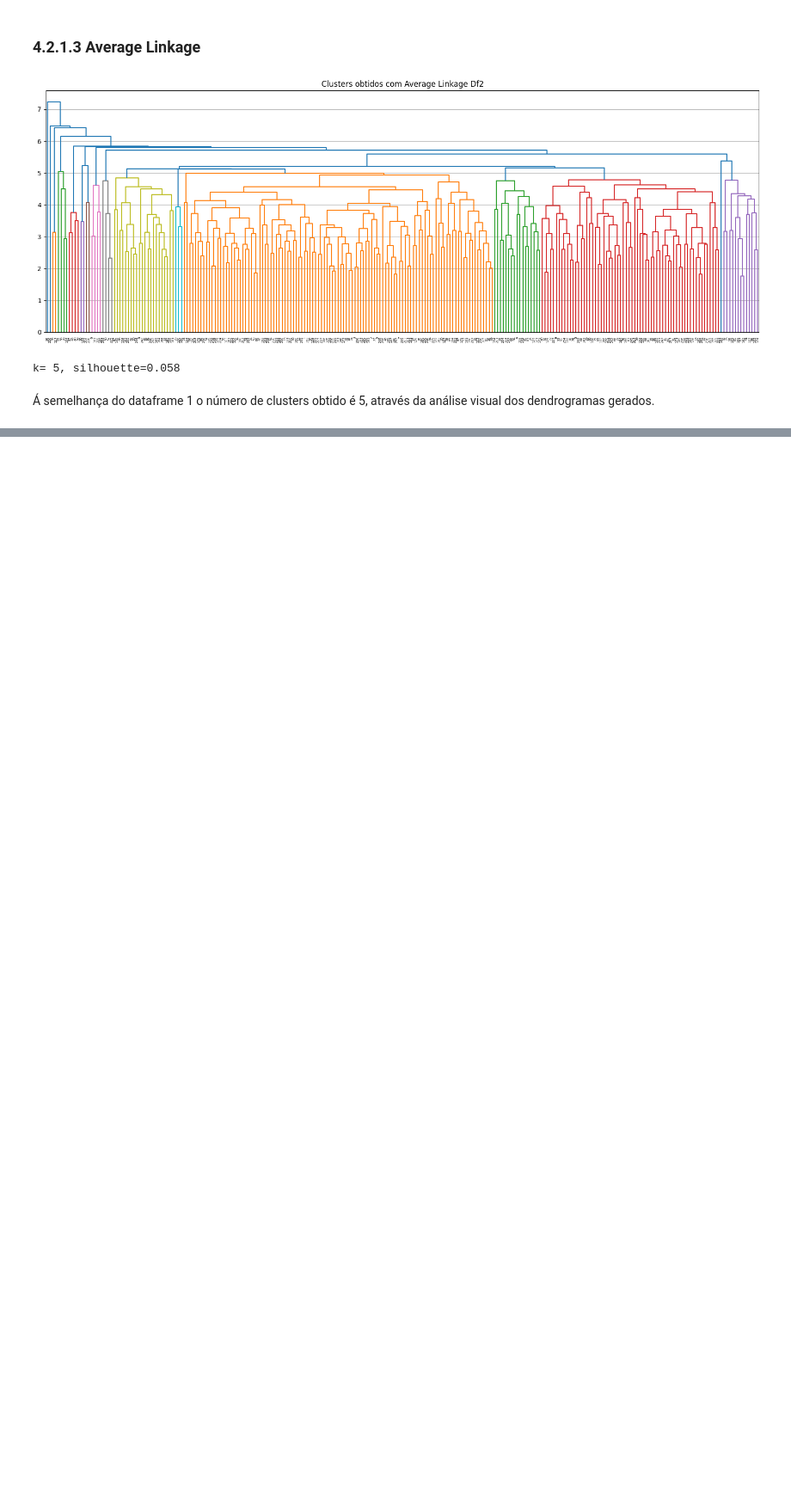
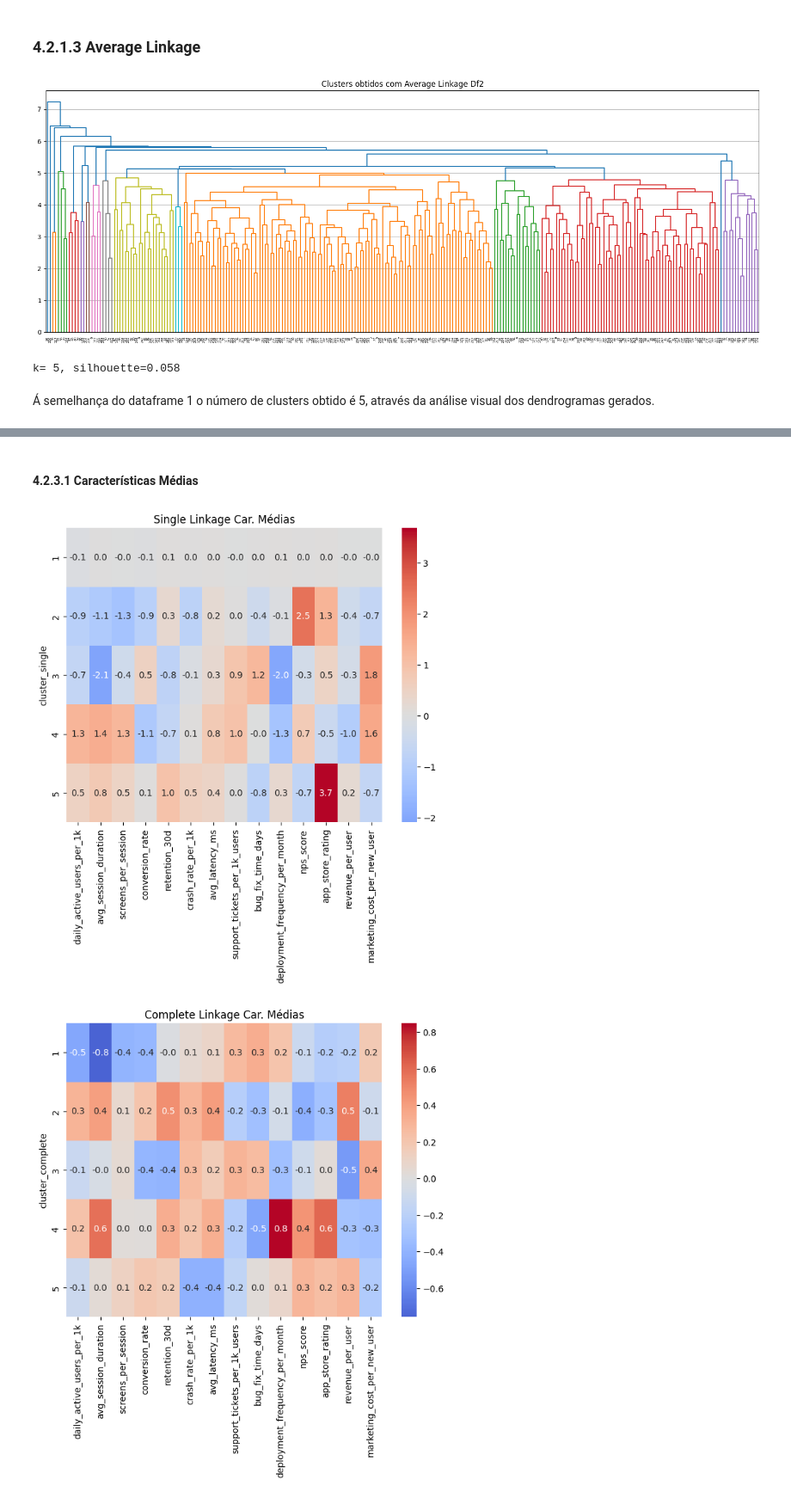
Before and after one commit to jfeiteira/Mini-projeto-do-PCA-e-Cluster, a Jupyter notebook: cluster.ipynb, the cells around one changed output, grey strips where cells are left out. Shown at 86% size. Saved outputs shown, nothing was run; the diff lists cells and outputs as text; code cells hidden in the pictures; blank space fills up the shorter version.

```diff
--- a/cluster.ipynb
+++ b/cluster.ipynb
@@ -1438,0 +1487,39 @@ k= 5, silhouette=0.058
+# %% [markdown]
+#### 4.2.3.1 Características Médias
+# %%
+df2_sing = df_clean_2.copy()
+labels_single = fcluster(cluster_single_df2, t=5, criterion='maxclust')
+df2_sing['cluster_single'] = labels_single
+
+
+df2_comp = df_clean_2.copy()
+labels_complete = fcluster(cluster_complete_df2, t=5, criterion='maxclust')
+df2_comp['cluster_complete'] = labels_complete
+
+df2_avg = df_clean_2.copy()
+labels_avg = fcluster(cluster_average_df2, t=5, criterion='maxclust')
+df2_avg['cluster_average'] = labels_avg
+
+# Single Linkage
+plt.figure(figsize=(8,6))
+sns.heatmap(df2_sing.groupby('cluster_single').mean(), annot=True,fmt=".1f", cmap='coolwarm', center=0)
+plt.title("Single Linkage Car. Médias")
+plt.savefig("mapa_calor_single_linkage_df2.png", dpi=300)
+plt.show()
+
+# Complete Linkage
+plt.figure(figsize=(8,6))
+sns.heatmap(df2_comp.groupby('cluster_complete').mean(), annot=True,fmt=".1f", cmap='coolwarm', center=0)
+plt.title("Complete Linkage Car. Médias")
+plt.savefig("mapa_calor_complete_linkage_df2.png", dpi=300)
+plt.show()
+
+# Average Linkage
+plt.figure(figsize=(8,6))
+sns.heatmap(df2_avg.groupby('cluster_average').mean(), annot=True,fmt=".1f",cmap='coolwarm', center=0)
+plt.title("Average Linkage Car. Médias")
+plt.savefig("mapa_calor_avg_linkage_df2.png", dpi=300)
+plt.show()
+# %% [output]
+[figure, added]
+[figure, added]
```
Also changed, not shown: parts of 18 cells of this notebook.
